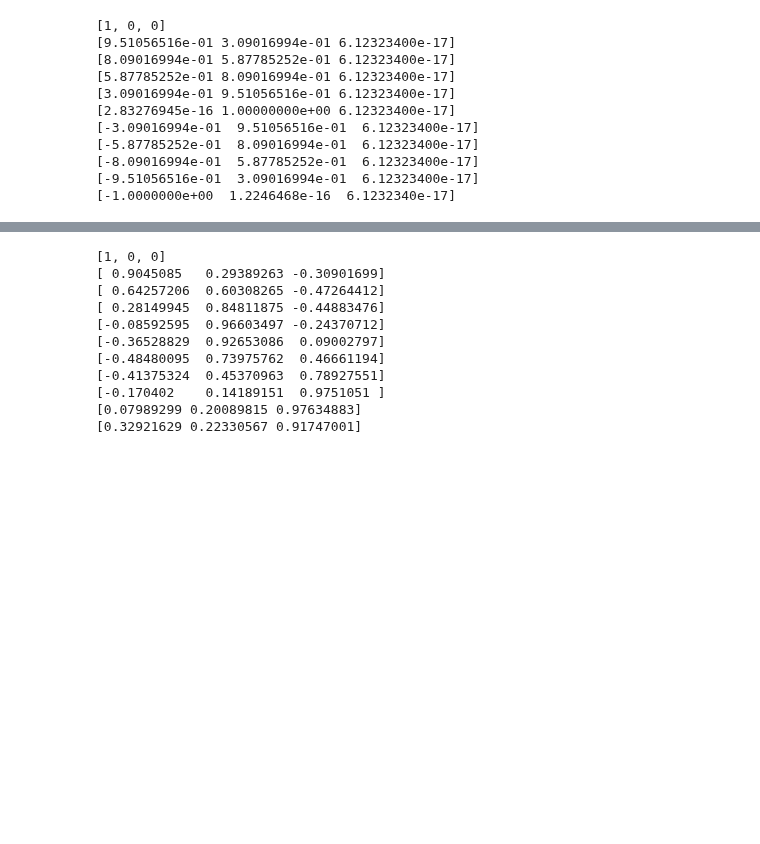
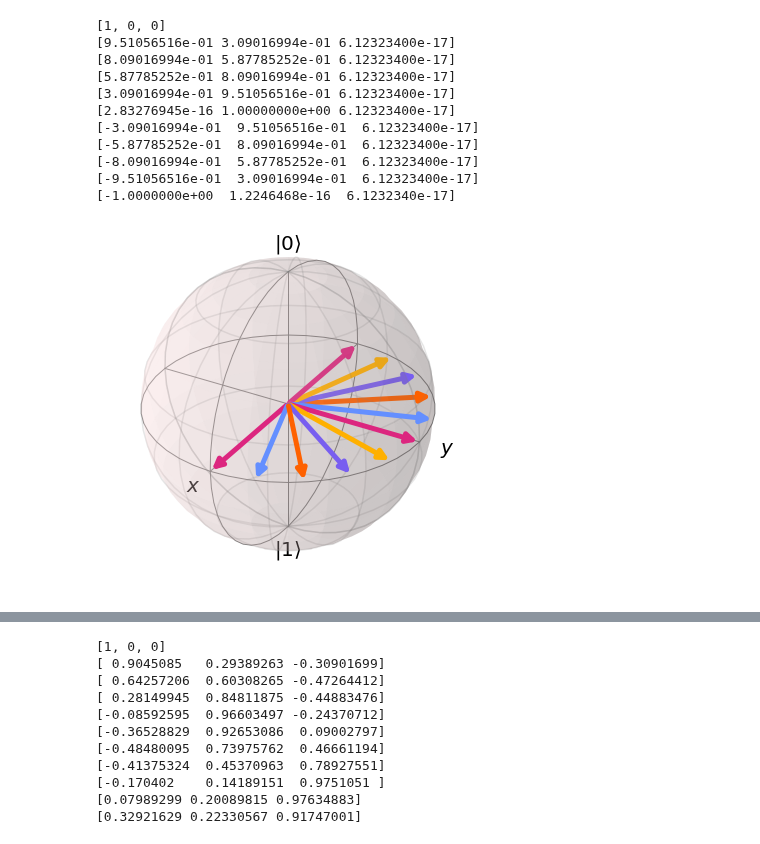
Before and after one commit to Sultanow/quantum, a Jupyter notebook: bloch_sphere/rotate_su2_qiskit_showcase.ipynb, the cells around one changed output, grey strips where cells are left out. Cells and saved outputs as stored; diff of their text form; code cells hidden in the pictures; blank space fills up the shorter version.

```diff
--- a/bloch_sphere/rotate_su2_qiskit_showcase.ipynb
+++ b/bloch_sphere/rotate_su2_qiskit_showcase.ipynb
@@ -197,36 +195,38 @@ for i in range(0,nOr):
     vec = np.array(to_cartesian([1, ϕ_rotated, θ_rotated]))
 
     print(vec)
 
     sv.append(vec)
 
 
-Kugel = plot_bloch_vector(sv,title ="Rotation in Z")
+Kugel = plot_bloch_vector(sv)
 changeColor(Kugel,nOr,rgb)
 
+fig = plt.figure(Kugel)
 
-ax[0,0]= Kugel
+#axs[0,0] = plt.figure(plot_bloch_vector(sv))
 
 #plot_bloch_multivector(sv)
-
+#plt.figure(plot_bloch_vector(sv))
 
 #ax[0][0] = plot_bloch_multivector(sv)
 
 #old
 #_bloch.add_vectors(sv)
 #_bloch.render()
 # %% [output]
 [1, 0, 0]
 [9.51056516e-01 3.09016994e-01 6.12323400e-17]
 [8.09016994e-01 5.87785252e-01 6.12323400e-17]
 [5.87785252e-01 8.09016994e-01 6.12323400e-17]
 [3.09016994e-01 9.51056516e-01 6.12323400e-17]
 [2.83276945e-16 1.00000000e+00 6.12323400e-17]
 [-3.09016994e-01  9.51056516e-01  6.12323400e-17]
 [-5.87785252e-01  8.09016994e-01  6.12323400e-17]
 [-8.09016994e-01  5.87785252e-01  6.12323400e-17]
 [-9.51056516e-01  3.09016994e-01  6.12323400e-17]
 [-1.0000000e+00  1.2246468e-16  6.1232340e-17]
+[figure, added]
 # %%
 # Rotation in x-Axis
 
```
Also changed, not shown: parts of 8 cells of this notebook.
